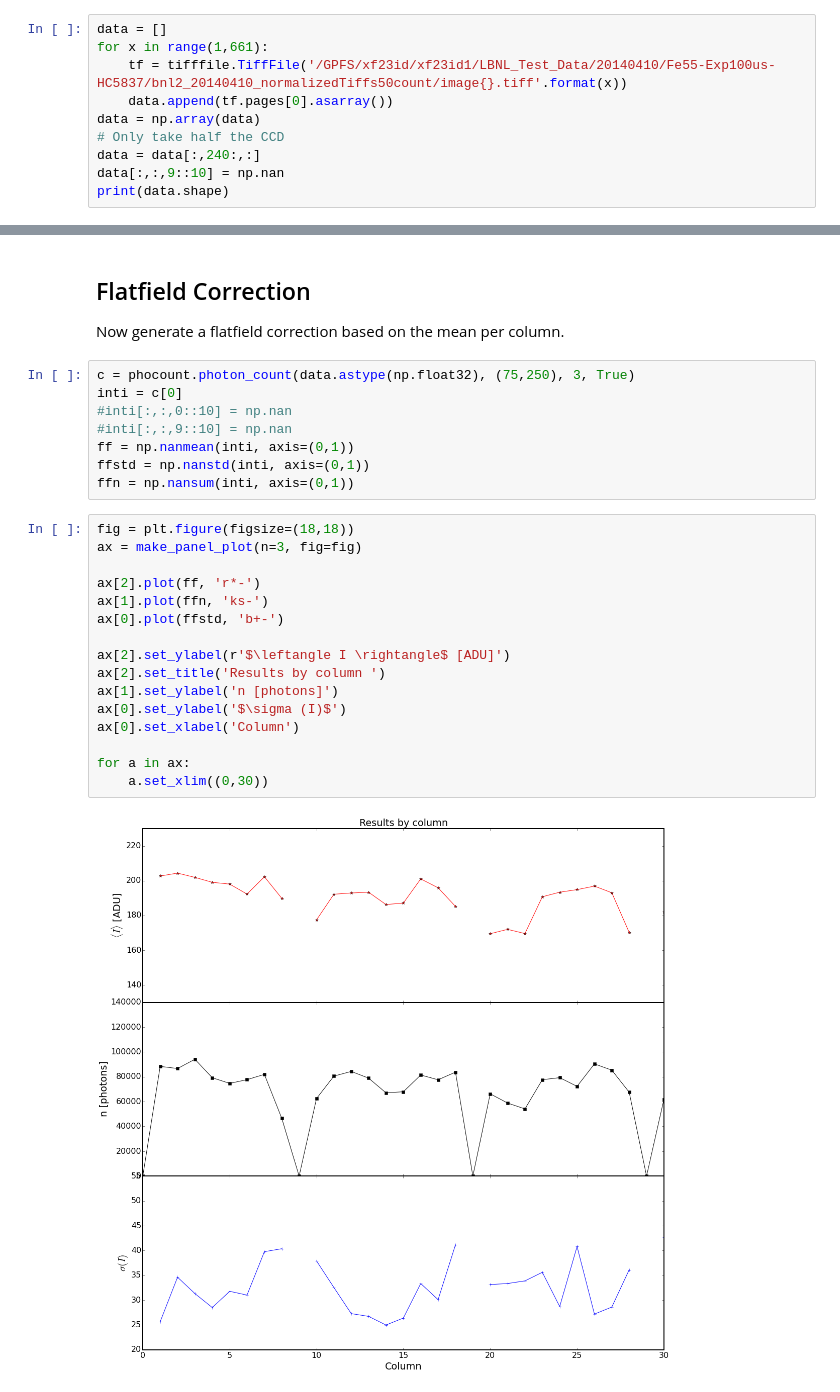
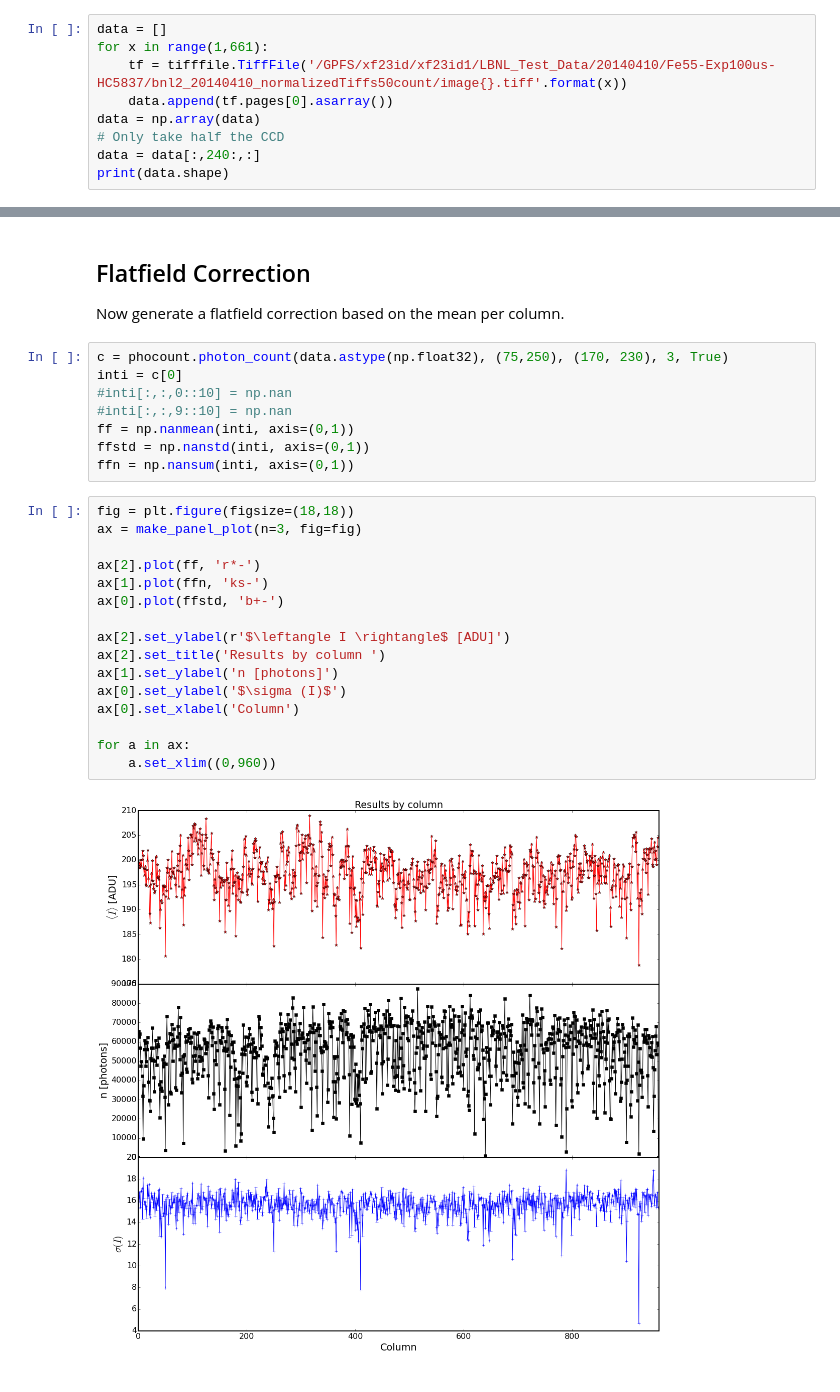
Before and after one commit to NSLS-II-CSX/csxtools, a Jupyter notebook: examples/Fe55_Single_Photon_Counting.ipynb, the cells around one changed output, grey strips where cells are left out. Saved outputs shown, nothing was run; the diff lists cells and outputs as text.

```diff
--- a/examples/Fe55_Single_Photon_Counting.ipynb
+++ b/examples/Fe55_Single_Photon_Counting.ipynb
@@ -64,7 +64,6 @@ for x in range(1,661):
 data = np.array(data)
 # Only take half the CCD
 data = data[:,240:,:]
-data[:,:,9::10] = np.nan
 print(data.shape)
 # %% [output]
 (660, 238, 960)
@@ -105,7 +104,7 @@ plot_results(results, hist_x, histograms)
 
 Now generate a flatfield correction based on the mean per column.
 # %%
-c = phocount.photon_count(data.astype(np.float32), (75,250), 3, True)
+c = phocount.photon_count(data.astype(np.float32), (75,250), (170, 230), 3, True)
 inti = c[0]
 #inti[:,:,0::10] = np.nan
 #inti[:,:,9::10] = np.nan
@@ -115,18 +114,18 @@ ffn = np.nansum(inti, axis=(0,1))
 # %%
 fig = plt.figure(figsize=(18,18))
 ax = make_panel_plot(n=3, fig=fig)
 
 ax[2].plot(ff, 'r*-')
 ax[1].plot(ffn, 'ks-')
 ax[0].plot(ffstd, 'b+-')
 
 ax[2].set_ylabel(r'$\leftangle I \rightangle$ [ADU]')
 ax[2].set_title('Results by column ')
 ax[1].set_ylabel('n [photons]')
 ax[0].set_ylabel('$\sigma (I)$')
 ax[0].set_xlabel('Column')
 
 for a in ax:
-    a.set_xlim((0,30))
+    a.set_xlim((0,960))
 # %% [output]
-[figure, old version]
+[figure, new version]
```
Also changed, not shown: parts of 4 cells of this notebook.
